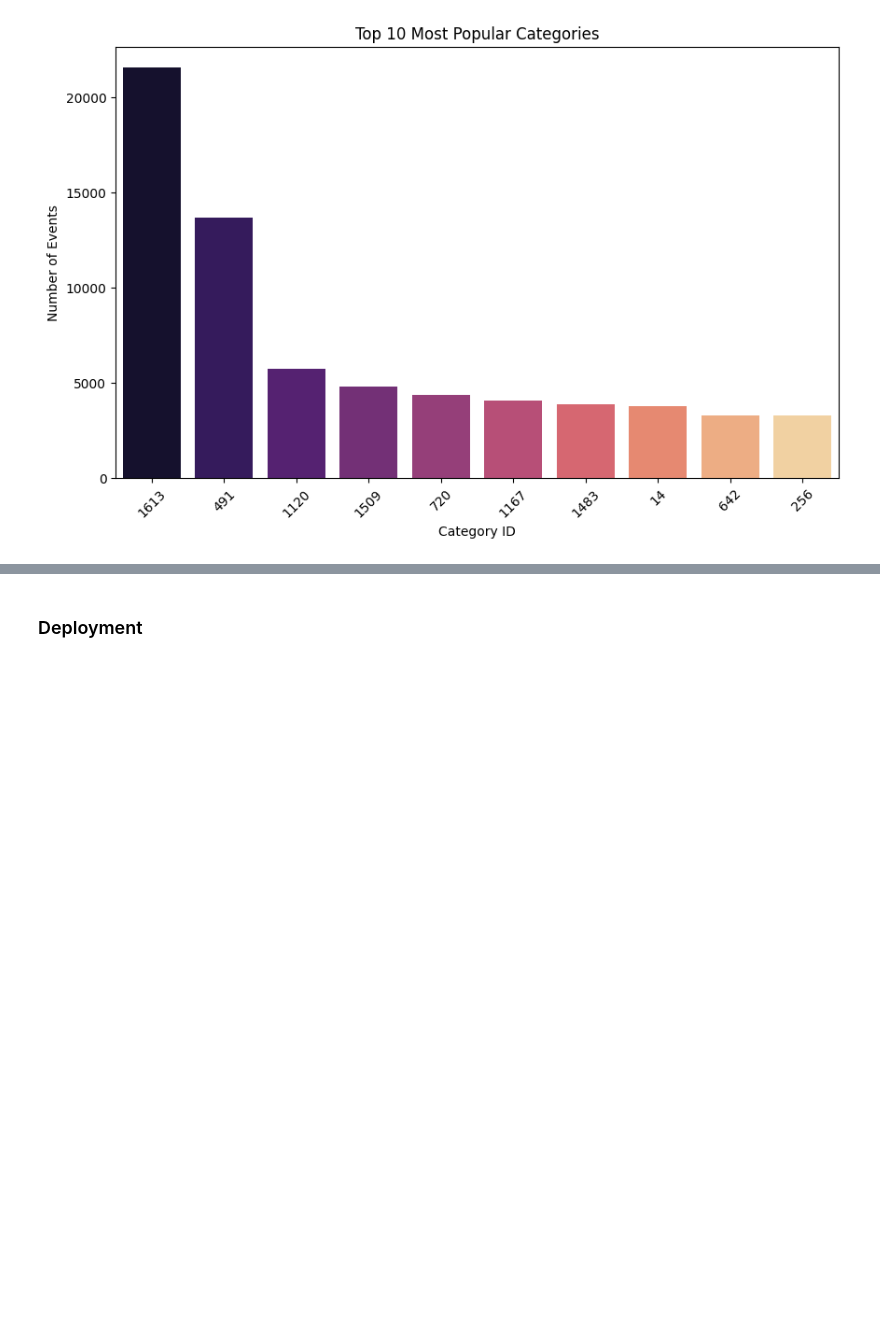
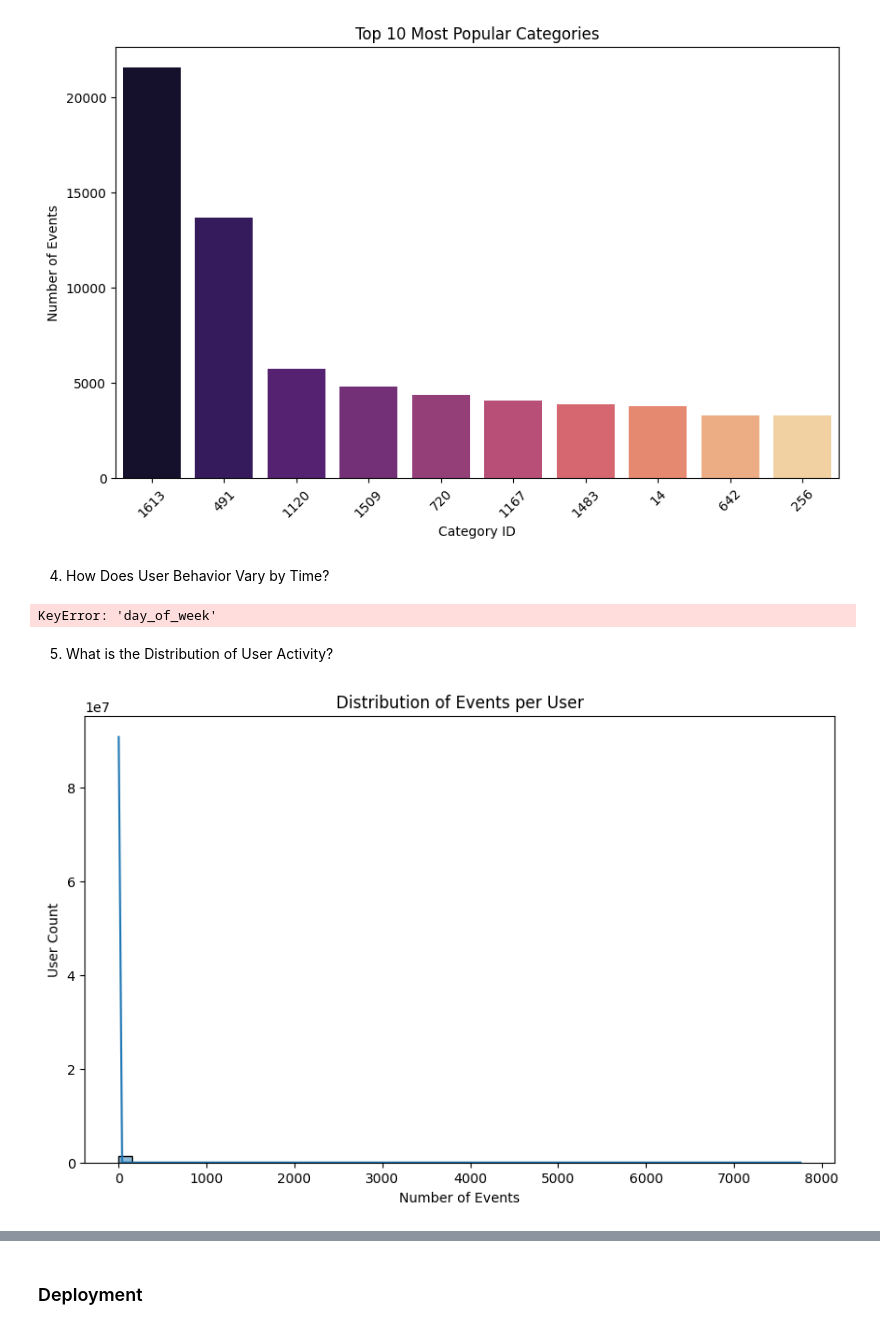
Before and after one commit to Victor-Osei/Recommendation_Systems, a Jupyter notebook: rs.ipynb, the cells around one changed output, grey strips where cells are left out. Cells and saved outputs as stored; diff of their text form; code cells hidden in the pictures; blank space fills up the shorter version.

```diff
--- a/rs.ipynb
+++ b/rs.ipynb
@@ -1724,3 +1724,31 @@ Passing `palette` without assigning `hue` is deprecated and will be removed in v
 
   sns.barplot(x=category_counts.index.astype(str), y=category_counts.values, palette="magma")
 [figure]
+# %% [markdown]
+4. How Does User Behavior Vary by Time?
+# %%
+# Assuming events data has 'hour' and 'day_of_week' columns (if not, extract them from timestamp)
+heatmap_data = events.groupby(['day_of_week', 'hour']).size().unstack()
+
+plt.figure(figsize=(12, 6))
+sns.heatmap(heatmap_data, cmap="YlGnBu", annot=True, fmt="d")
+plt.title("User Events by Day of Week and Hour")
+plt.xlabel("Hour of Day")
+plt.ylabel("Day of Week")
+plt.show()
+# %% [output]
+KeyError: 'day_of_week'
+# %% [markdown]
+5. What is the Distribution of User Activity?
+# %%
+# Count the number of events per user
+user_event_counts = events.groupby("visitorid").size()
+
+plt.figure(figsize=(10,6))
+sns.histplot(user_event_counts, bins=50, kde=True)
+plt.title("Distribution of Events per User")
+plt.xlabel("Number of Events")
+plt.ylabel("User Count")
+plt.show()
+# %% [output]
+[figure, added]
```
Also changed, not shown: parts of 2 cells of this notebook.
